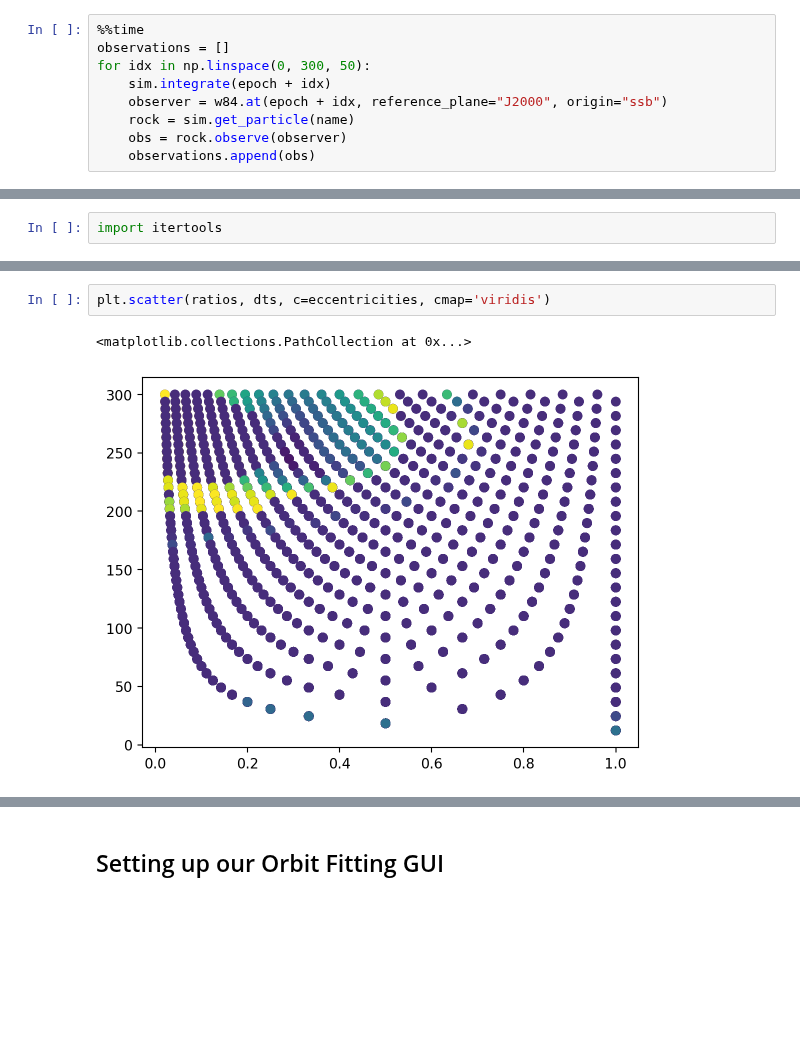
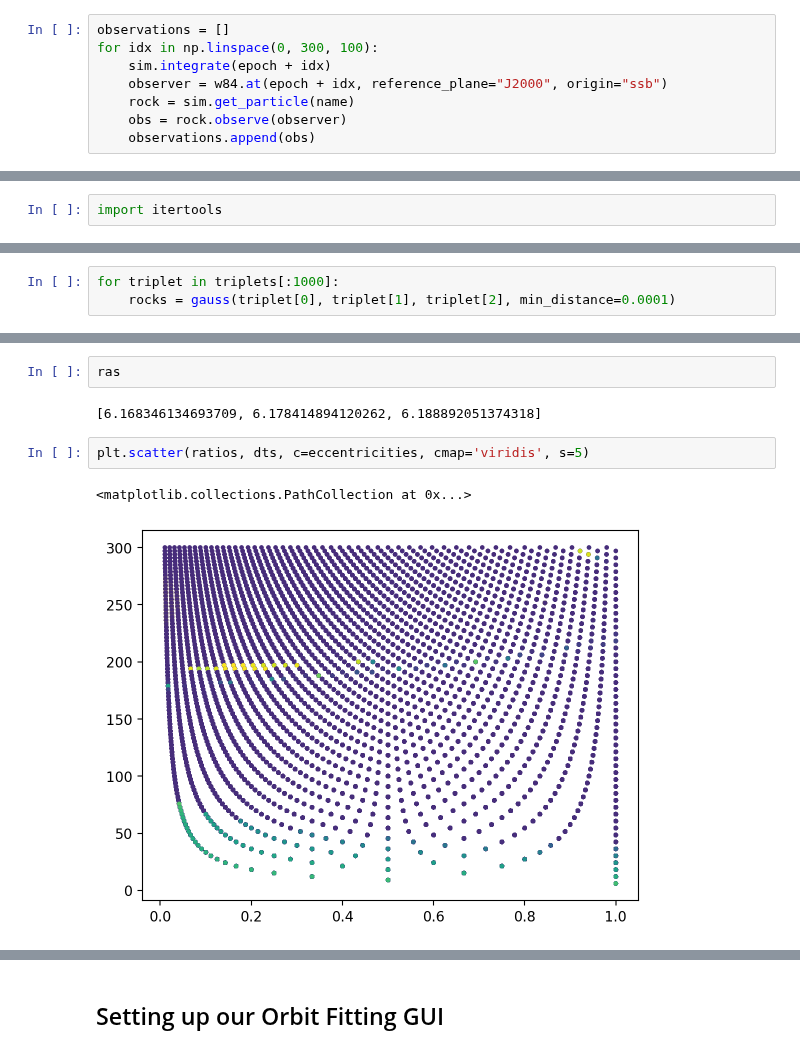
Before and after one commit to kjnapier/spacerocks, a Jupyter notebook: notebooks/examples/example-005.ipynb, the cells around one changed output, grey strips where cells are left out. Saved outputs shown, nothing was run; the diff lists cells and outputs as text; blank space fills up the shorter version.

```diff
--- a/notebooks/examples/example-005.ipynb
+++ b/notebooks/examples/example-005.ipynb
@@ -68,7 +66,6 @@ origin: SSB
 # %%
-%%time
 observations = []
-for idx in np.linspace(0, 300, 50):
+for idx in np.linspace(0, 300, 100):
     sim.integrate(epoch + idx)
     observer = w84.at(epoch + idx, reference_plane="J2000", origin="ssb")
     rock = sim.get_particle(name)
@@ -101,0 +101,3 @@ triplets = list(itertools.combinations(simulated_observations, 3))
+# %%
+for triplet in triplets[:1000]:
+    rocks = gauss(triplet[0], triplet[1], triplet[2], min_distance=0.0001)
@@ -133,8 +291,12 @@ Wall time: 156 ms
+# %%
+ras
+# %% [output]
+[6.168346134693709, 6.178414894120262, 6.188892051374318]
 # %%
-plt.scatter(ratios, dts, c=eccentricities, cmap='viridis')
+plt.scatter(ratios, dts, c=eccentricities, cmap='viridis', s=5)
 # %% [output]
 <matplotlib.collections.PathCollection at 0x...>
-[figure, old version]
+[figure, new version]
 # %%
 fig, ax = plt.subplots(figsize=(12, 5))
 _ = ax.hist(eccentricities, bins=100)
```
Also changed, not shown: parts of 18 cells of this notebook, 24 other files.
